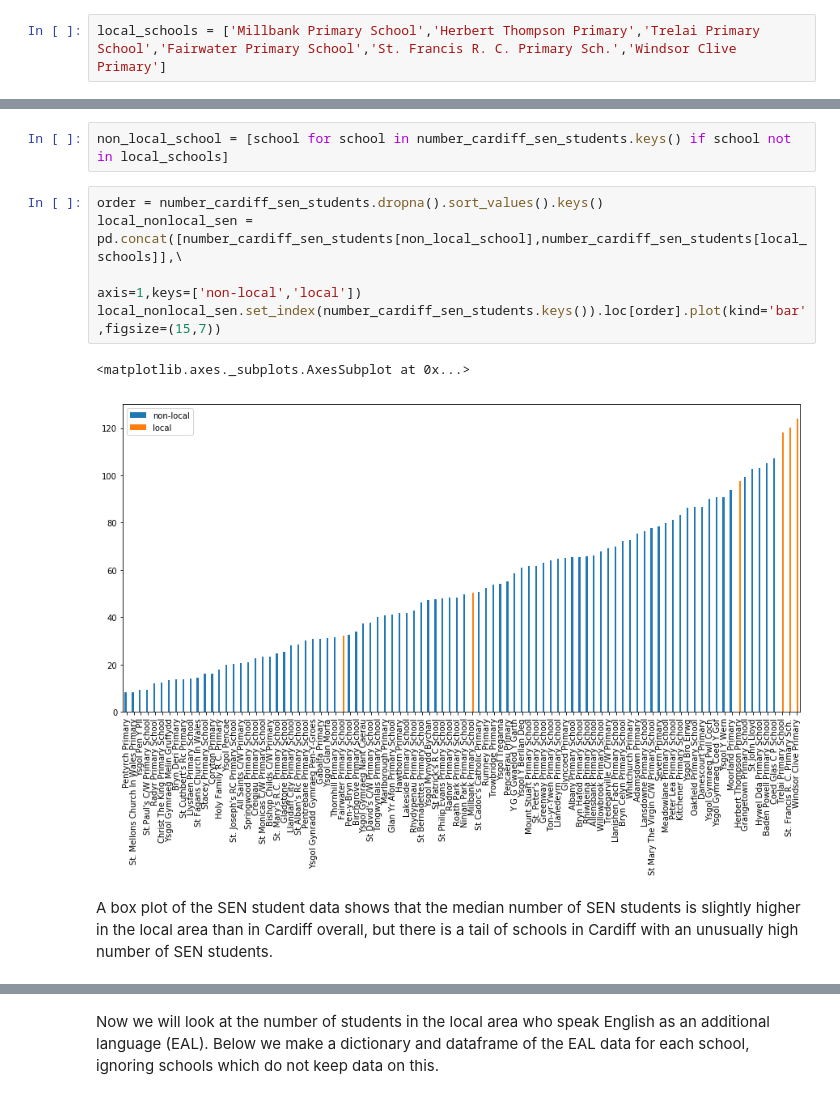
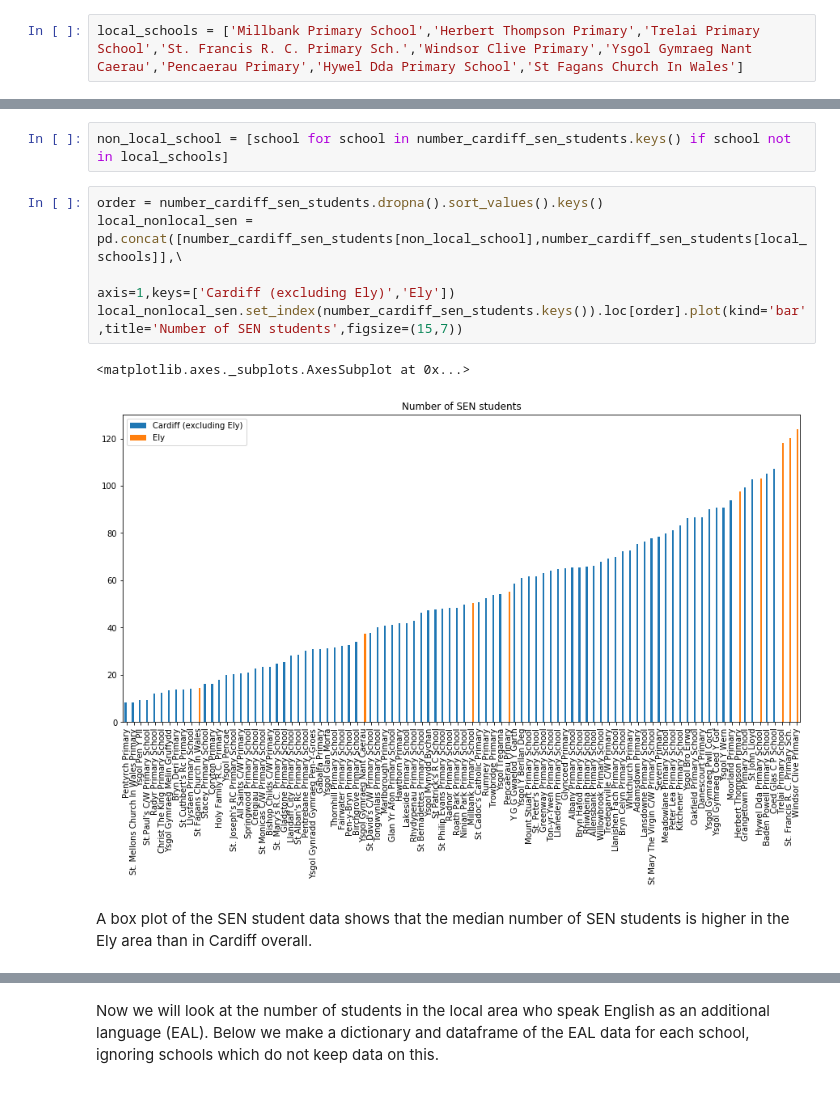
Before and after one commit to idorrington92/SRCDC_cardiff_data_analysis, a Jupyter notebook: codes/schools/my_local_school_webscraping_surrounding_area.ipynb, the cells around one changed output, grey strips where cells are left out. Saved outputs shown, nothing was run; the diff lists cells and outputs as text.

Commit message:
Added a few more calculations for local schools. Also changed the 'surround area' script to just analyse Ely. Fixed some comments.

```diff
--- a/codes/schools/my_local_school_webscraping_surrounding_area.ipynb
+++ b/codes/schools/my_local_school_webscraping_surrounding_area.ipynb
@@ -7,7 +7,7 @@ import numpy as np
 # %% [markdown]
 This is a list of the schools in the local area that we want to focus on.
 # %%
-local_schools = ['Millbank Primary School','Herbert Thompson Primary','Trelai Primary School','Fairwater Primary School','St. Francis R. C. Primary Sch.','Windsor Clive Primary']
+local_schools = ['Millbank Primary School','Herbert Thompson Primary','Trelai Primary School','St. Francis R. C. Primary Sch.','Windsor Clive Primary','Ysgol Gymraeg Nant Caerau','Pencaerau Primary','Hywel Dda Primary School','St Fagans Church In Wales']
 # %% [markdown]
 This function makes a dictionary which associates each school name to the URL of its summary page.
 # %%
@@ -263,13 +246,13 @@ non_local_school = [school for school in number_cardiff_sen_students.keys() if s
 # %%
 order = number_cardiff_sen_students.dropna().sort_values().keys()
 local_nonlocal_sen = pd.concat([number_cardiff_sen_students[non_local_school],number_cardiff_sen_students[local_schools]],\
-                                                                                    axis=1,keys=['non-local','local'])
-local_nonlocal_sen.set_index(number_cardiff_sen_students.keys()).loc[order].plot(kind='bar',figsize=(15,7))
+                                                                                    axis=1,keys=['Cardiff (excluding Ely)','Ely'])
+local_nonlocal_sen.set_index(number_cardiff_sen_students.keys()).loc[order].plot(kind='bar',title='Number of SEN students',figsize=(15,7))
 # %% [output]
 <matplotlib.axes._subplots.AxesSubplot at 0x...>
-[figure, old version]
+[figure, new version]
 # %% [markdown]
-A box plot of the SEN student data shows that the median number of SEN students is slightly higher in the local area than in Cardiff overall, but there is a tail of schools in Cardiff with an unusually high number of SEN students.
+A box plot of the SEN student data shows that the median number of SEN students is higher in the Ely area than in Cardiff overall.
 # %%
 local_nonlocal_sen.plot(kind='box',title='SEN Students in Local Area and Vs the Rest of Cardiff')
 # %% [output]
```
Also changed, not shown: parts of 23 cells of this notebook, 3 other files.
